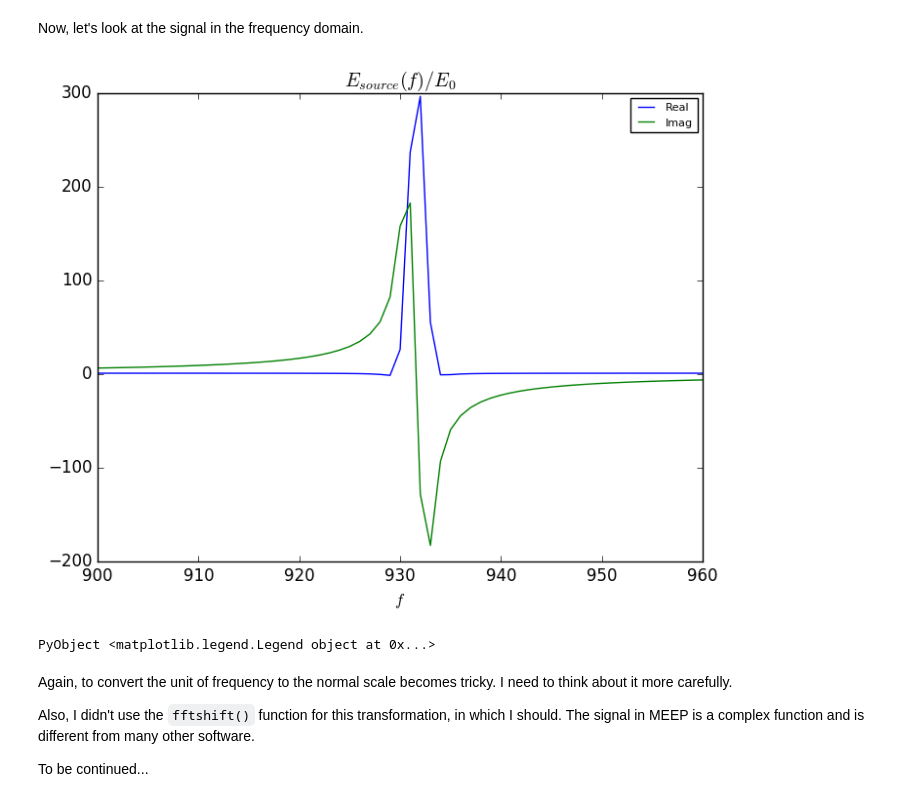
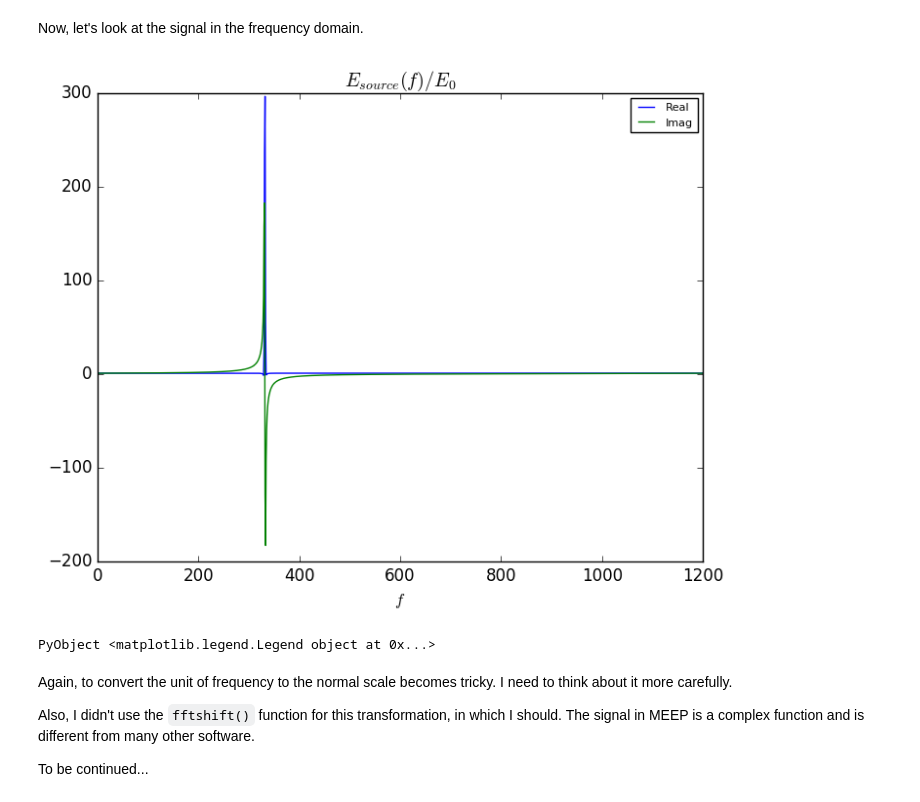
Before and after one commit to i2000s/simnanophotonics, a Jupyter notebook: Nanofiber.ipynb, the cells around one changed output. Saved outputs shown, nothing was run; the diff lists cells and outputs as text; code cells hidden in the pictures.

```diff
--- a/Nanofiber.ipynb
+++ b/Nanofiber.ipynb
@@ -137,17 +137,17 @@ PyObject <matplotlib.legend.Legend object at 0x...>
 Now, let's look at the signal in the frequency domain.
 # %%
 E_source_f = fft(E_source)
-#E_source_f = fftshift(E_source_f) # Shift the data as before.
+E_source_f = fftshift(E_source_f) # Shift the data as before.
 figure;
 plot(real(E_source_f))
 plot(imag(E_source_f))
 title("\$E_{source}(f)/E_0\$")
 xlabel(L"f")
-xlim([900,960])
+#xlim([900,960])
 #ylabel(L"$E_y$ (arbitrary units)")
 legend(["Real", "Imag"],fontsize=8)
 # %% [output]
-[figure, old version]
+[figure, new version]
 PyObject <matplotlib.legend.Legend object at 0x...>
 # %% [markdown]
 Again, to convert the unit of frequency to the normal scale becomes tricky. I need to think about it more carefully.
```
Also changed, not shown: parts of 1 cell of this notebook.
